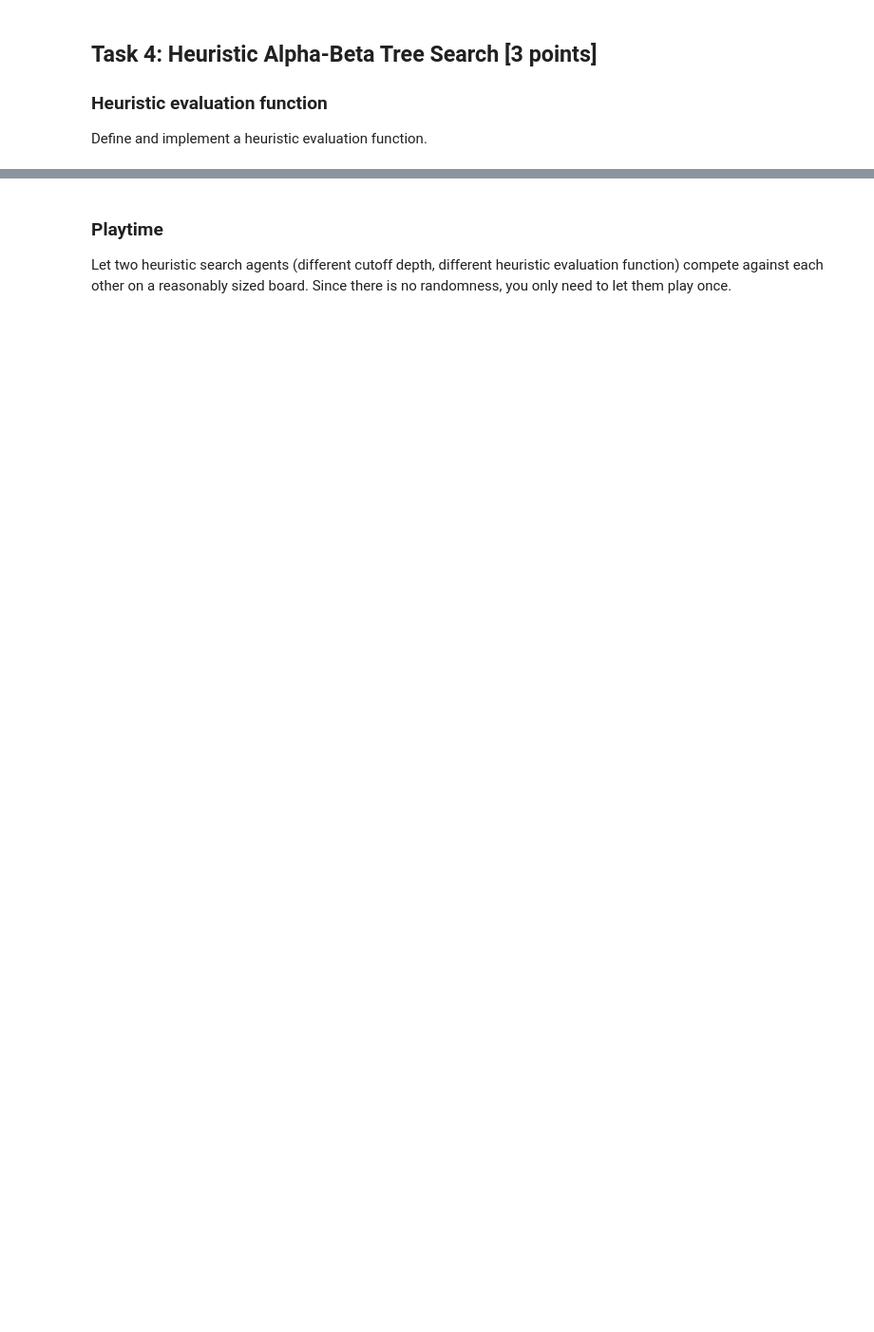
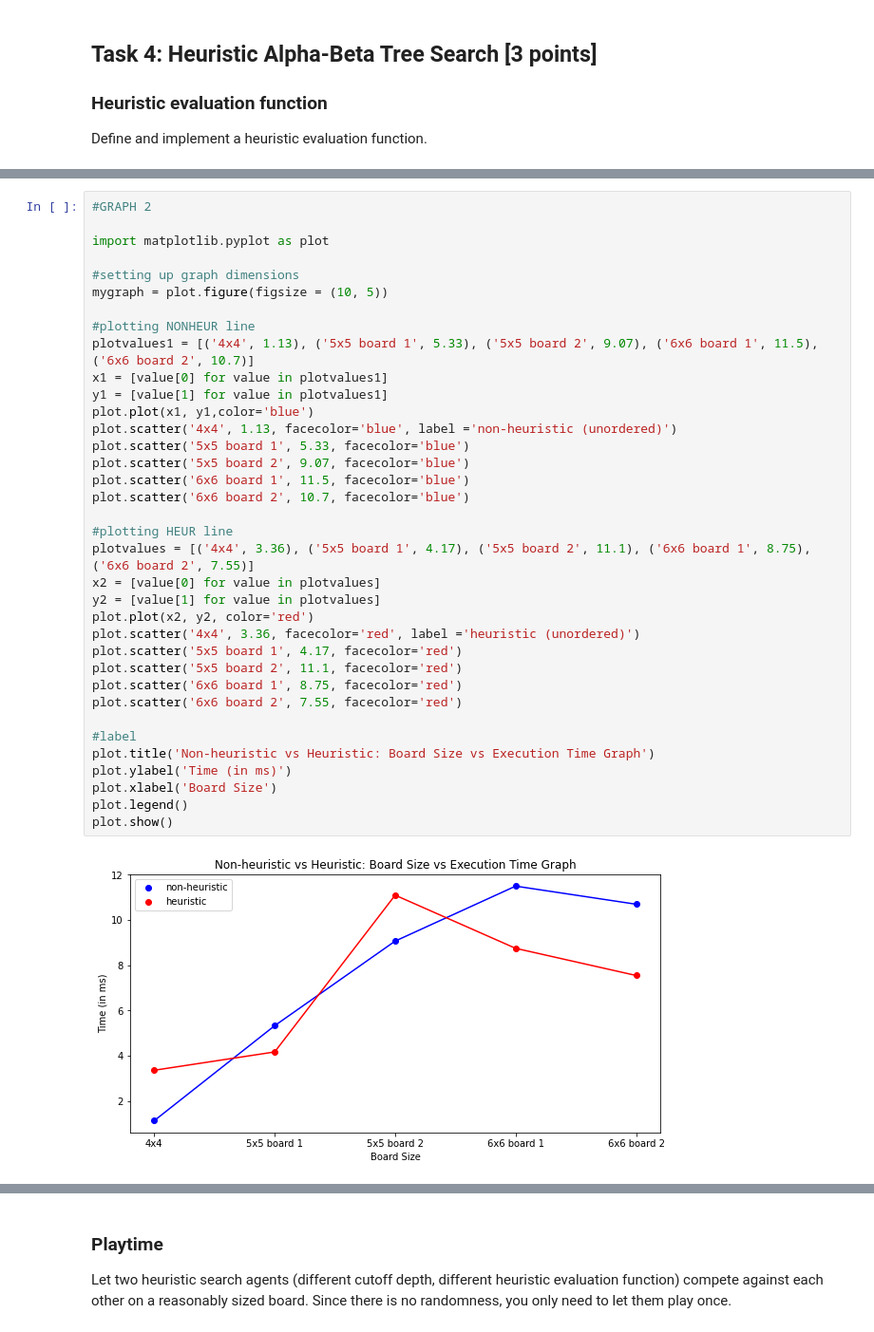
Before and after one commit to mariaherediaa/CS7320-AI, a Jupyter notebook: Games/assignment_connect4.ipynb, the cells around one changed output, grey strips where cells are left out. Shown: that part at 95% size. Cells and saved outputs as stored; diff of their text form; blank space fills up the shorter version.

```diff
--- a/Games/assignment_connect4.ipynb
+++ b/Games/assignment_connect4.ipynb
@@ -1211,0 +1890,38 @@ How long does it take to make a move? Start with a smaller board with 4 columns
+# %%
+#GRAPH 2
+
+import matplotlib.pyplot as plot
+
+#setting up graph dimensions
+mygraph = plot.figure(figsize = (10, 5))
+
+#plotting NONHEUR line
+plotvalues1 = [('4x4', 1.13), ('5x5 board 1', 5.33), ('5x5 board 2', 9.07), ('6x6 board 1', 11.5), ('6x6 board 2', 10.7)]
+x1 = [value[0] for value in plotvalues1]
+y1 = [value[1] for value in plotvalues1]
+plot.plot(x1, y1,color='blue')
+plot.scatter('4x4', 1.13, facecolor='blue', label ='non-heuristic (unordered)')
+plot.scatter('5x5 board 1', 5.33, facecolor='blue')
+plot.scatter('5x5 board 2', 9.07, facecolor='blue')
+plot.scatter('6x6 board 1', 11.5, facecolor='blue')
+plot.scatter('6x6 board 2', 10.7, facecolor='blue')
+
+#plotting HEUR line
+plotvalues = [('4x4', 3.36), ('5x5 board 1', 4.17), ('5x5 board 2', 11.1), ('6x6 board 1', 8.75), ('6x6 board 2', 7.55)]
+x2 = [value[0] for value in plotvalues]
+y2 = [value[1] for value in plotvalues]
+plot.plot(x2, y2, color='red')
+plot.scatter('4x4', 3.36, facecolor='red', label ='heuristic (unordered)')
+plot.scatter('5x5 board 1', 4.17, facecolor='red')
+plot.scatter('5x5 board 2', 11.1, facecolor='red')
+plot.scatter('6x6 board 1', 8.75, facecolor='red')
+plot.scatter('6x6 board 2', 7.55, facecolor='red')
+
+#label
+plot.title('Non-heuristic vs Heuristic: Board Size vs Execution Time Graph')
+plot.ylabel('Time (in ms)')
+plot.xlabel('Board Size')
+plot.legend()
+plot.show()
+# %% [output]
+[figure, added]
```
Also changed, not shown: parts of 54 cells of this notebook, 1 other file.
